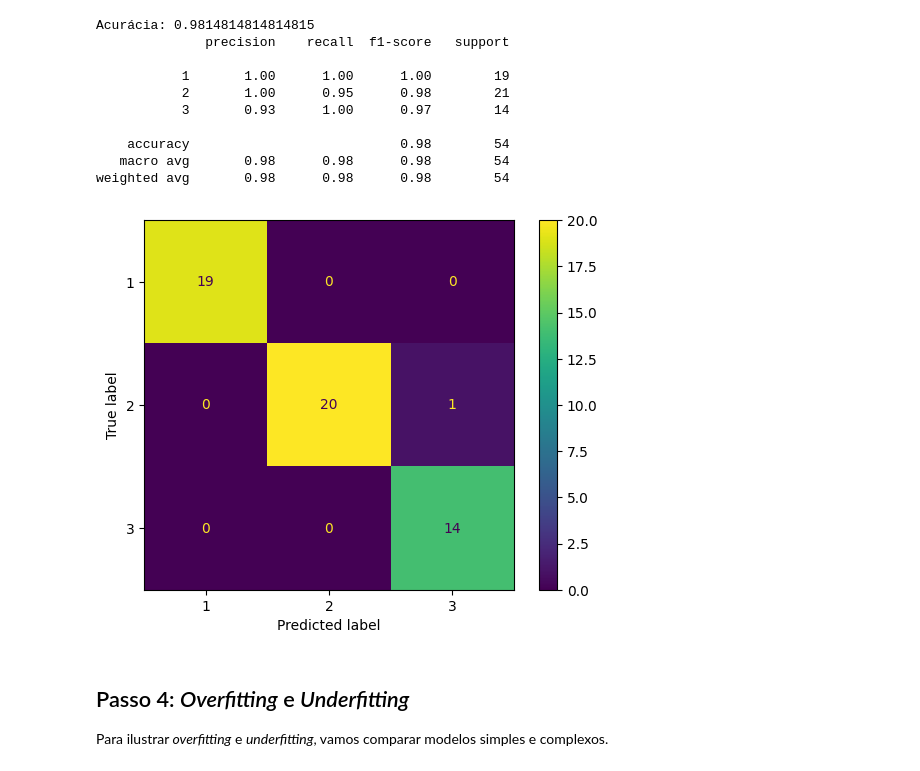
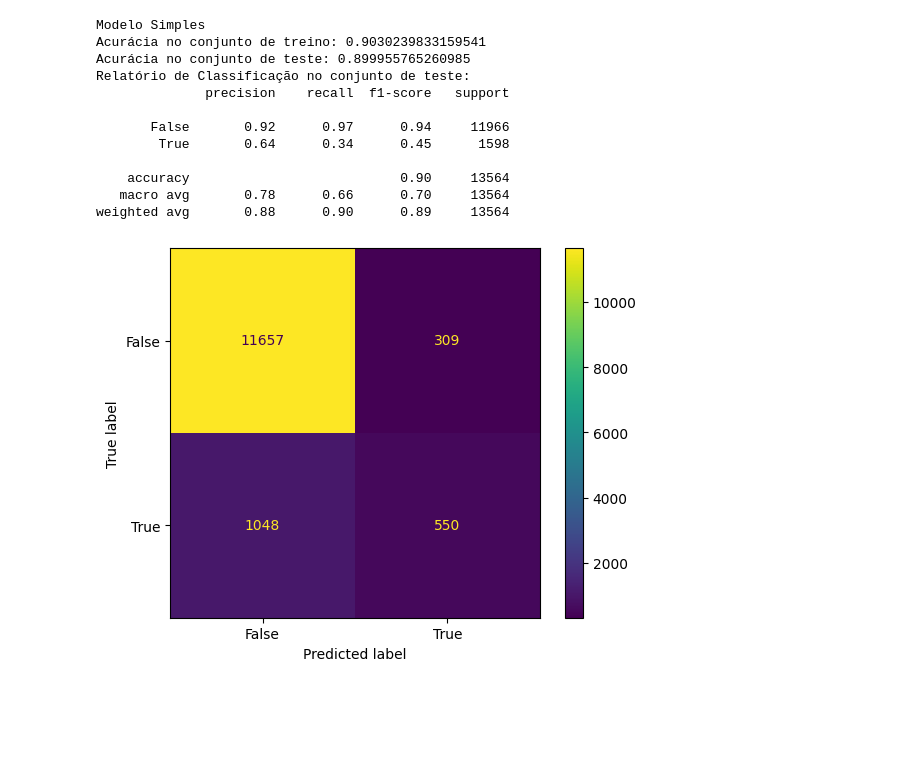
Before and after one commit to penseemdados/machine-learning-book-scripts, a Jupyter notebook: Cap_03/EstudoCaso02/EstudoCaso02.ipynb, the cells around one changed output. Drawn from its saved outputs; the diff is of its cells as text; code cells hidden in the pictures; blank space fills up the shorter version.

Commit message:
Atualizar repositório com novos dados

```diff
--- a/Cap_03/EstudoCaso02/EstudoCaso02.ipynb
+++ b/Cap_03/EstudoCaso02/EstudoCaso02.ipynb
@@ -52,10 +99,19 @@ Vamos dividir os dados em conjuntos de treino e teste, e padronizar os dados.
 # %%
-# Dividir os dados em treino e teste
-X = wine.drop('class', axis=1)
-y = wine['class']
+# Transformar variáveis categóricas em variáveis dummy
+data = pd.get_dummies(data, drop_first=True)
+
+# Transformar a variável alvo em 0 e 1
+data['y'] = data['y_yes']
+data = data.drop(columns=['y_yes'])
+
+# Dividir o dataset em treino e teste
+from sklearn.model_selection import train_test_split
+X = data.drop('y', axis=1)
+y = data['y']
 X_train, X_test, y_train, y_test = train_test_split(X, y, test_size=0.3, random_state=42)
 
 # Padronizar os dados
+from sklearn.preprocessing import StandardScaler
 scaler = StandardScaler()
-X_train_scaled = scaler.fit_transform(X_train)
-X_test_scaled = scaler.transform(X_test)
+X_train = scaler.fit_transform(X_train)
+X_test = scaler.transform(X_test)
@@ -65,32 +130,34 @@ Vamos treinar um modelo de Regressão Logística e verificar a sua performance.
 # %%
-# Treinar o modelo
-model = LogisticRegression(max_iter=200)
-model.fit(X_train_scaled, y_train)
-
-# Fazer previsões
-y_pred = model.predict(X_test_scaled)
+# Construir o modelo
+modelo_simples = LogisticRegression(max_iter=1000)
+modelo_simples.fit(X_train, y_train)
 
 # Avaliar o modelo
-print(f"Acurácia: {accuracy_score(y_test, y_pred)}")
-print(classification_report(y_test, y_pred))
+y_train_pred_simples = modelo_simples.predict(X_train)
+y_test_pred_simples = modelo_simples.predict(X_test)
+
+print("Modelo Simples")
+print(f"Acurácia no conjunto de treino: {accuracy_score(y_train, y_train_pred_simples)}")
+print(f"Acurácia no conjunto de teste: {accuracy_score(y_test, y_test_pred_simples)}")
+print("Relatório de Classificação no conjunto de teste:")
+print(classification_report(y_test, y_test_pred_simples))
 
 # Matriz de confusão
-cm = confusion_matrix(y_test, y_pred, labels=model.classes_)
-disp = ConfusionMatrixDisplay(confusion_matrix=cm, display_labels=model.classes_)
+cm_simples = confusion_matrix(y_test, y_test_pred_simples, labels=modelo_simples.classes_)
+disp = ConfusionMatrixDisplay(confusion_matrix=cm_simples, display_labels=modelo_simples.classes_)
 disp.plot()
 plt.show()
 # %% [output]
-Acurácia: 0.9814814814814815
+Modelo Simples
+Acurácia no conjunto de treino: 0.9030239833159541
+Acurácia no conjunto de teste: 0.899955765260985
+Relatório de Classificação no conjunto de teste:
               precision    recall  f1-score   support
 
-           1       1.00      1.00      1.00        19
-           2       1.00      0.95      0.98        21
-           3       0.93      1.00      0.97        14
+       False       0.92      0.97      0.94     11966
+        True       0.64      0.34      0.45      1598
 
-    accuracy                           0.98        54
-   macro avg       0.98      0.98      0.98        54
-weighted avg       0.98      0.98      0.98        54
+    accuracy                           0.90     13564
+   macro avg       0.78      0.66      0.70     13564
+weighted avg       0.88      0.90      0.89     13564
-[figure, old version]
+[figure, new version]
-# %% [markdown]
-## Passo 4: *Overfitting* e *Underfitting*
-Para ilustrar *overfitting* e *underfitting*, vamos comparar modelos simples e complexos.
```
Also changed, not shown: parts of 23 cells of this notebook, 5 other files.
